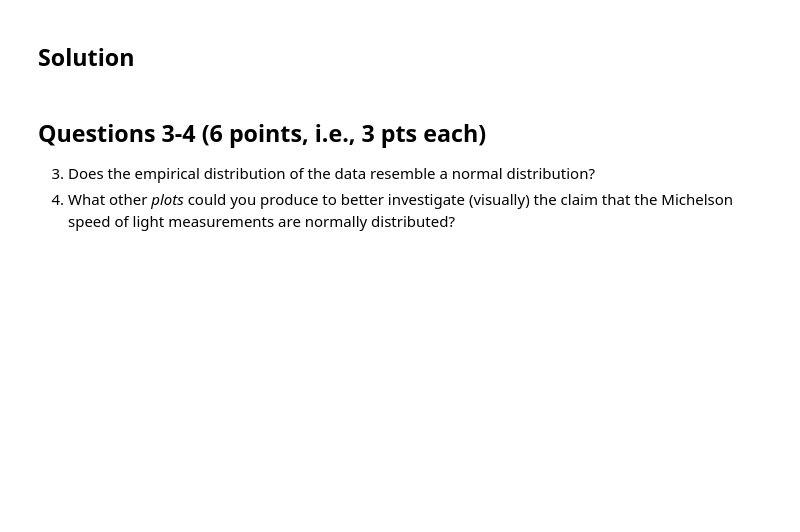
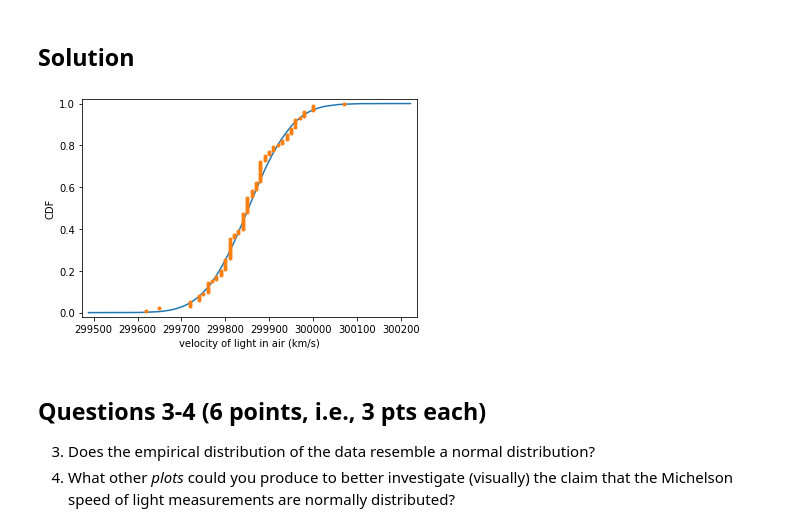
Before and after one commit to AdamCorbinFAUPhD/CAP5768-Intro-to-Data-Science, a Jupyter notebook: assignment_4/CAP5768_Assignment4_Corbin.ipynb, the cells around one changed output. Cells and saved outputs as stored; diff of their text form; code cells hidden in the pictures; blank space fills up the shorter version.

Commit message:
Doing one of the bonues and adding the speed of light normal distro check

```diff
--- a/assignment_4/CAP5768_Assignment4_Corbin.ipynb
+++ b/assignment_4/CAP5768_Assignment4_Corbin.ipynb
@@ -216,3 +223,22 @@ For more on Michelson: https://en.wikipedia.org/wiki/Albert_A._Michelson
+# %%
+file = 'data/michelson_speed_of_light.csv'
+msol = pd.read_csv(file)
+volecity_of_light_in_air = msol["velocity of light in air (km/s)"]
+volecity_of_light_in_air
+mu = volecity_of_light_in_air.mean()
+sigma = volecity_of_light_in_air.std()
+samples = np.random.normal(mu,sigma, 100000)
+samples
+x_theor, y_theor = ecdf(samples)
+x, y = ecdf(volecity_of_light_in_air)
+_ = plt.plot(x_theor, y_theor)
+_ = plt.plot(x, y, marker='.', linestyle='none')
+plt.margins(0.02)
+_ = plt.xlabel('velocity of light in air (km/s)')
+_ = plt.ylabel('CDF')
+plt.show()
+# %% [output]
+[figure, added]
 # %% [markdown]
 ## Questions 3-4 (6 points, i.e., 3 pts each)
 
```
Also changed, not shown: parts of 6 cells of this notebook.
